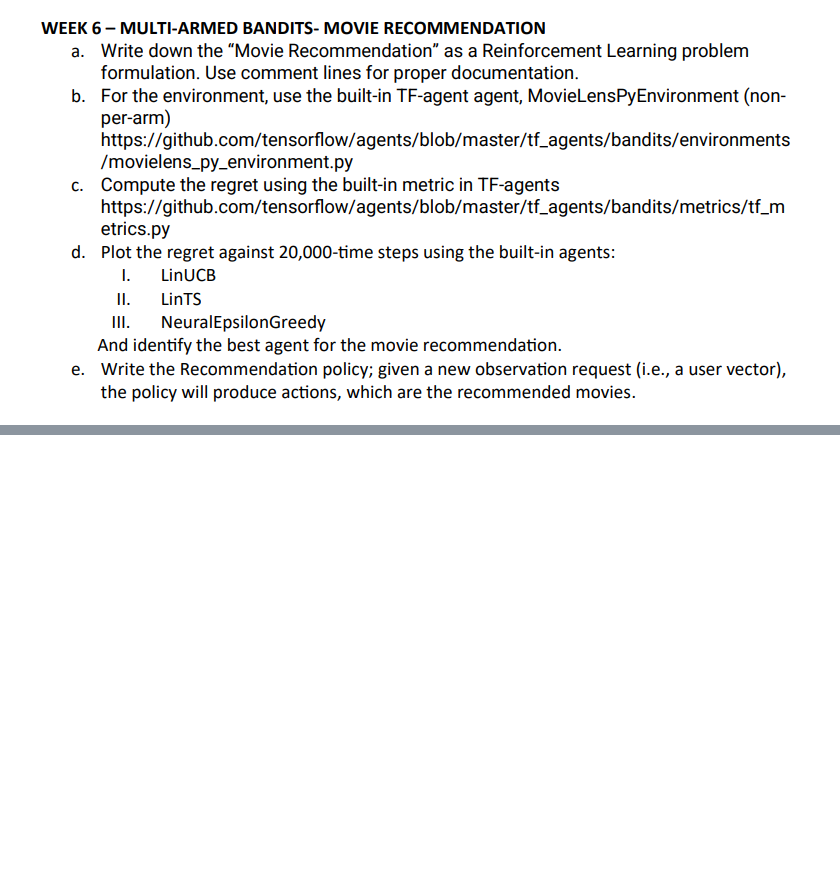
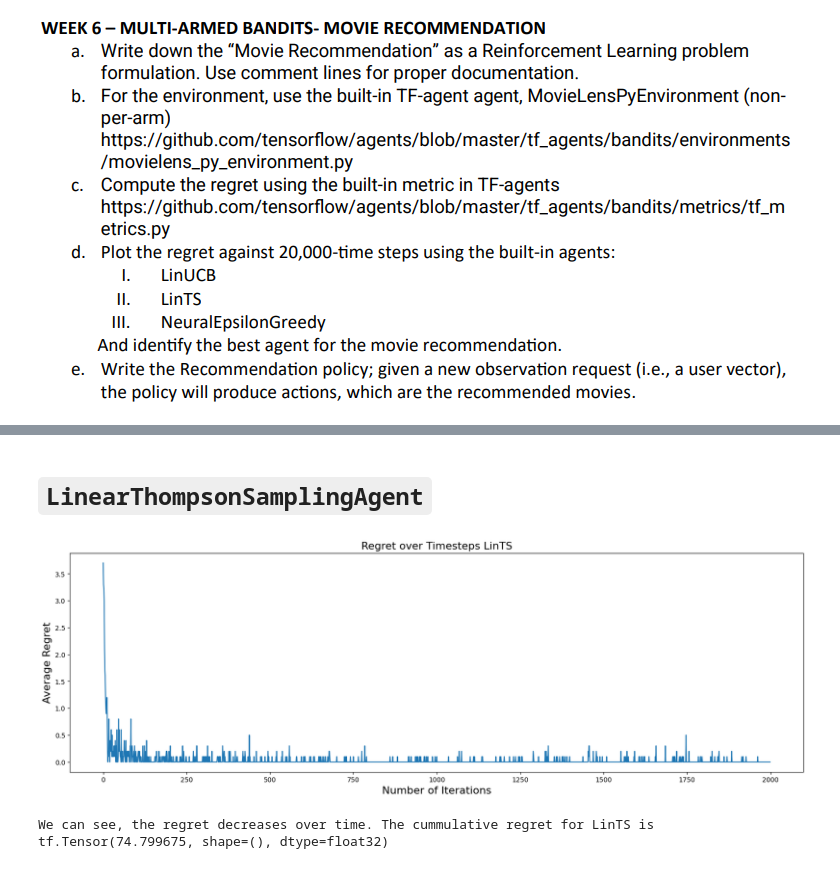
Before and after one commit to kartabyakrishna/Data-Science-Engineering, a Jupyter notebook: 6th-Semester/AI-Lab/Week06/210968244 - Week06.ipynb, the cells around one changed output, grey strips where cells are left out. Cells and saved outputs as stored; diff of their text form; code cells hidden in the pictures; blank space fills up the shorter version.

```diff
--- a/6th-Semester/AI-Lab/Week06/210968244 - Week06.ipynb
+++ b/6th-Semester/AI-Lab/Week06/210968244 - Week06.ipynb
@@ -9,0 +411,19 @@
+# %% [markdown]
+# `LinearThompsonSamplingAgent`
+# %%
+# plotting the regret values of the LinTS agent
+regret_values_lints, lints_agent = train('LinTS')
+plt.plot(regret_values_lints)
+plt.title('Regret over Timesteps LinTS', fontsize=16)
+plt.xlabel('Number of Iterations', fontsize=16)
+plt.ylabel('Average Regret', fontsize=16)
+fig = plt.gcf()
+fig.set_size_inches(20, 6)
+plt.show()
+# %% [output]
+[figure, added]
+# %%
+# summation of regret values
+print("We can see, the regret decreases over time. The cummulative regret for LinTS is ", sum(regret_values_lints))
+# %% [output]
+We can see, the regret decreases over time. The cummulative regret for LinTS is  tf.Tensor(74.799675, shape=(), dtype=float32)
```
Also changed, not shown: parts of 56 cells of this notebook, 9 other files.
